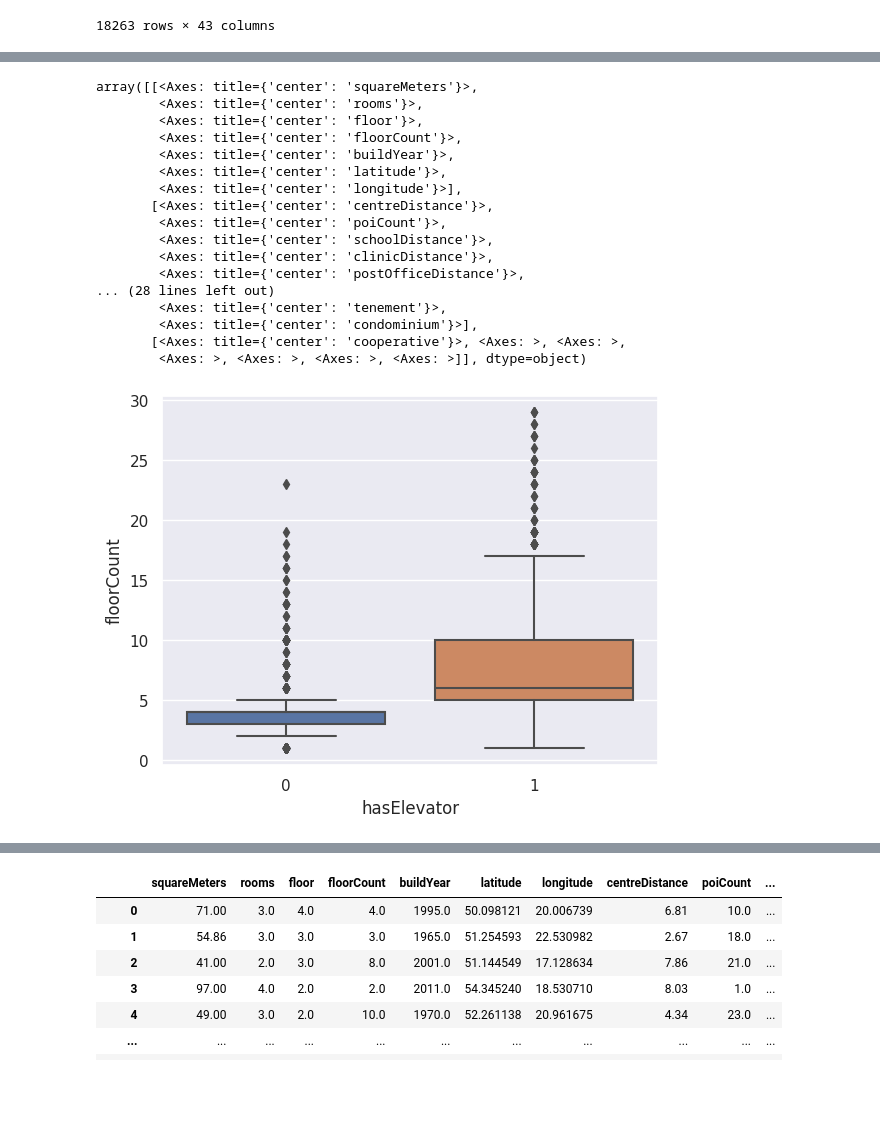
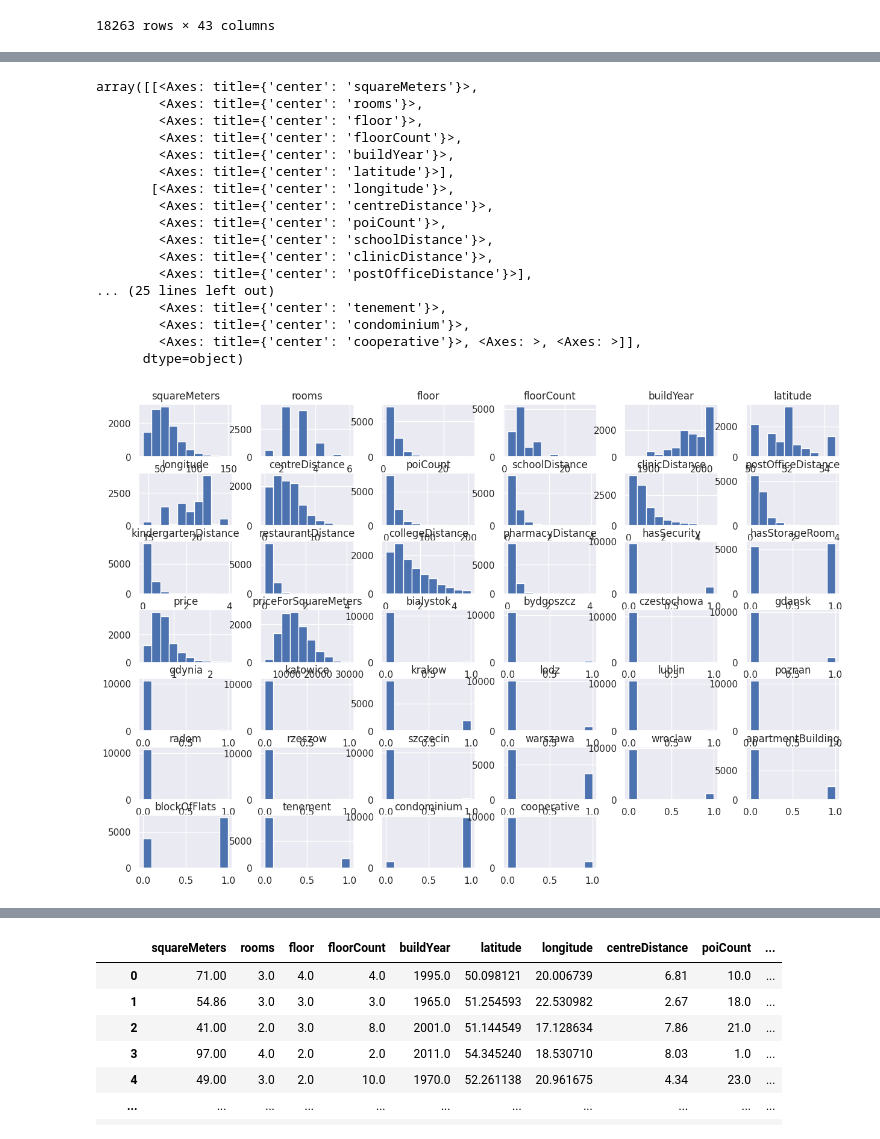
Before and after one commit to SzymonCisowski/PFML_Project, a Jupyter notebook: Projekt_PFML1.ipynb, the cells around one changed output, grey strips where cells are left out. Drawn from its saved outputs; the diff is of its cells as text; code cells hidden in the pictures; blank space fills up the shorter version.

```diff
--- a/Projekt_PFML1.ipynb
+++ b/Projekt_PFML1.ipynb
@@ -217,13 +217,17 @@ df
 18263 rows × 43 columns
 # %%
 from sklearn.model_selection import train_test_split
-
-X_train, X_test = train_test_split(df,test_size=0.4,random_state=21)
-X_valid, X_test = train_test_split(X_test,test_size=0.5,random_state=21)
+tmp1=[df['hasBalcony'],df['hasParkingSpace'],df['hasElevator']]
+target=pd.DataFrame(tmp1).transpose()
+data=df.drop(['hasElevator','hasParkingSpace','hasBalcony'],axis=1)
+X_train, X_test,Y_train, Y_test = train_test_split(data,target,test_size=0.4,random_state=21)
+X_valid, X_test, Y_valid, Y_test = train_test_split(X_test,Y_test,test_size=0.5,random_state=21)
 print(len(X_train))
 print(len(X_test))
 print(len(X_valid))
+print(len(Y_train))
 X_train.describe()
+target
 # %% [output]
 10957
 3653
@@ -250,24 +258,24 @@ sns.heatmap(corr, cmap = 'Greens')
 # %%
 import seaborn as sns
 sns.set_theme()
-sns.boxplot(X_train,x='hasElevator',y='floorCount')
+#sns.boxplot(X_train,x='hasElevator',y='floorCount')
 X_train.hist(figsize=[15,10])
 # %% [output]
 array([[<Axes: title={'center': 'squareMeters'}>,
         <Axes: title={'center': 'rooms'}>,
         <Axes: title={'center': 'floor'}>,
         <Axes: title={'center': 'floorCount'}>,
         <Axes: title={'center': 'buildYear'}>,
-        <Axes: title={'center': 'latitude'}>,
-        <Axes: title={'center': 'longitude'}>],
-       [<Axes: title={'center': 'centreDistance'}>,
+        <Axes: title={'center': 'latitude'}>],
+       [<Axes: title={'center': 'longitude'}>,
+        <Axes: title={'center': 'centreDistance'}>,
         <Axes: title={'center': 'poiCount'}>,
         <Axes: title={'center': 'schoolDistance'}>,
         <Axes: title={'center': 'clinicDistance'}>,
-        <Axes: title={'center': 'postOfficeDistance'}>,
-... (28 lines left out)
+        <Axes: title={'center': 'postOfficeDistance'}>],
+... (25 lines left out)
         <Axes: title={'center': 'tenement'}>,
-        <Axes: title={'center': 'condominium'}>],
-       [<Axes: title={'center': 'cooperative'}>, <Axes: >, <Axes: >,
-        <Axes: >, <Axes: >, <Axes: >, <Axes: >]], dtype=object)
+        <Axes: title={'center': 'condominium'}>,
+        <Axes: title={'center': 'cooperative'}>, <Axes: >, <Axes: >]],
+      dtype=object)
-[figure, old version]
+[figure, new version]
```
Also changed, not shown: parts of 6 cells of this notebook.
